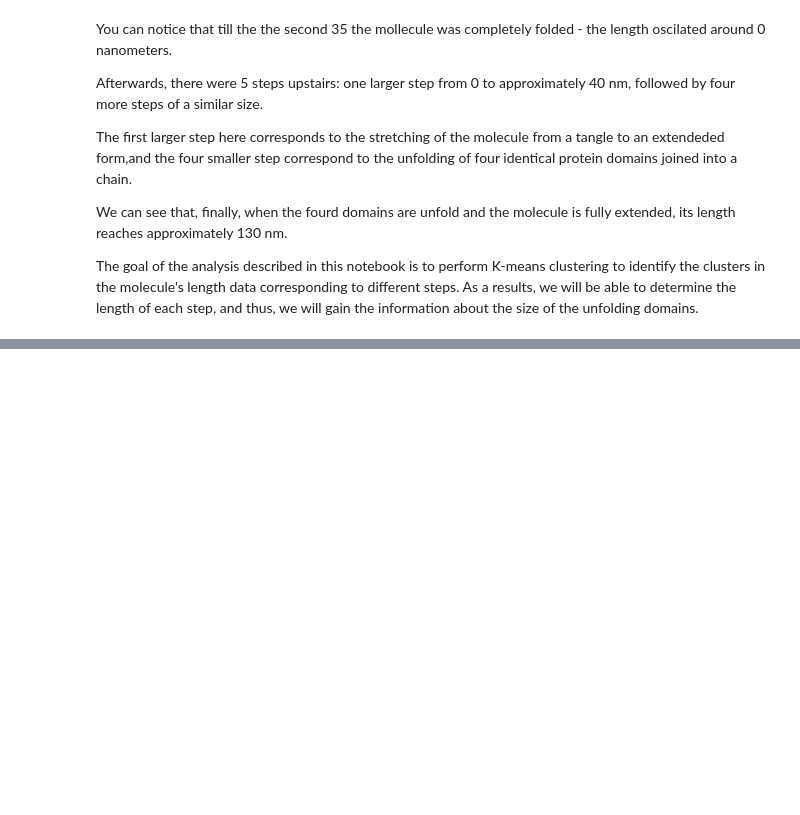
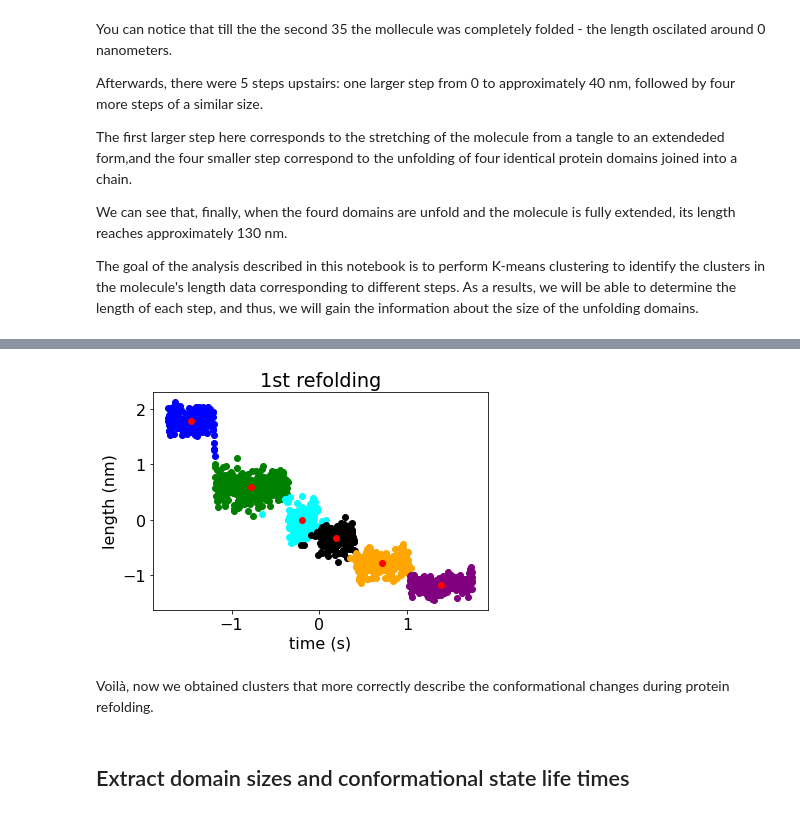
Before and after one commit to katerynalemishko/reaction_clustering, a Jupyter notebook: protein_reaction_clustering.ipynb, the cells around one changed output, grey strips where cells are left out. Drawn from its saved outputs; the diff is of its cells as text; code cells hidden in the pictures; blank space fills up the shorter version.

```diff
--- a/protein_reaction_clustering.ipynb
+++ b/protein_reaction_clustering.ipynb
@@ -503,0 +374,14 @@ e.g., DNA polymerization reaction.
+# %%
+# standardizing the data
+from sklearn.preprocessing import StandardScaler
+scaler = StandardScaler()
+refold1_scaled = scaler.fit_transform(refold1[['time','length','force']])
+# %%
+# Conver np array into pandas data frame
+refold_scaled=pd.DataFrame(refold1_scaled,columns=['time','length','force'])
+# %%
+# Scale the data fame with centroid we guessed in the previous step for the refolding trajectory
+guess_centroids_ref1_scaled=pd.DataFrame(scaler.fit_transform(guess_centroids_ref1),columns=['time','length'])
+# %%
+# Refine the centroids using scaled data
+centroids_ref1_scaled=centroids(6,refold_scaled,guess_centroids_ref1_scaled)
@@ -503,0 +400,9 @@ e.g., DNA polymerization reaction.
+# %%
+# Visualize obtained clasters
+plot_clusters(6,refold_scaled,centroids_ref1_scaled,'1st refolding')
+# %% [output]
+[figure, added]
+# %% [markdown]
+Voilà, now we obtained clusters that more correctly describe the conformational changes during protein refolding.
+# %% [markdown]
+## Extract domain sizes and conformational state life times
```
Also changed, not shown: parts of 99 cells of this notebook.
